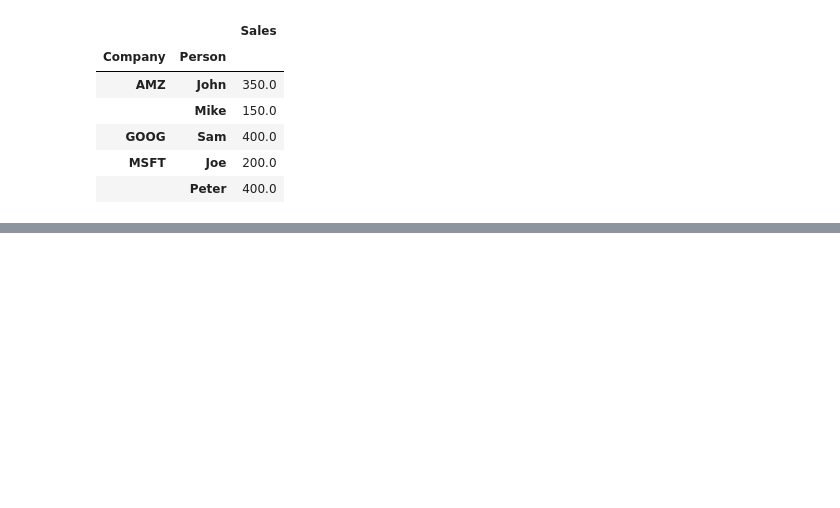
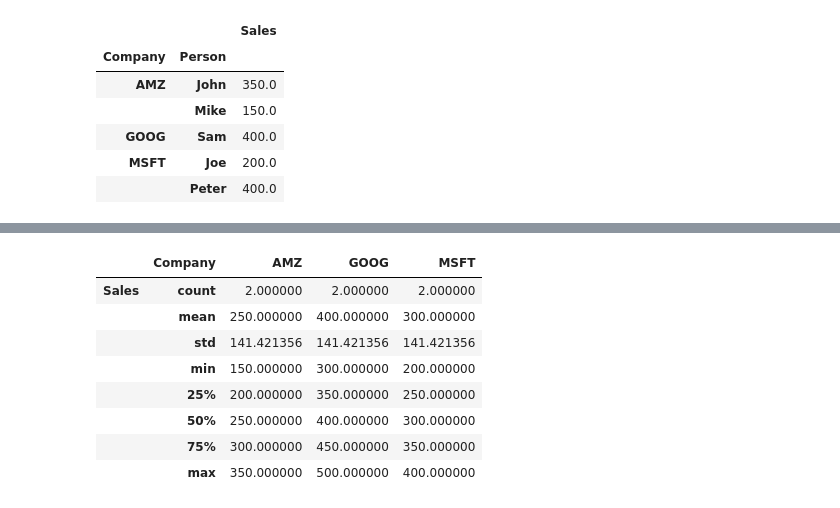
Before and after one commit to parth-github/pandas, a Jupyter notebook: Group_by.ipynb, the cells around one changed output, grey strips where cells are left out. Drawn from its saved outputs; the diff is of its cells as text; code cells hidden in the pictures; blank space fills up the shorter version.

```diff
--- a/Group_by.ipynb
+++ b/Group_by.ipynb
@@ -46,0 +99,12 @@ byCompPerson.mean('Sales')
+# %%
+df.groupby('Company').describe().transpose()
+# %% [output]
+|  | Company | AMZ | GOOG | MSFT |
+| Sales | count | 2.000000 | 2.000000 | 2.000000 |
+|  | mean | 250.000000 | 400.000000 | 300.000000 |
+|  | std | 141.421356 | 141.421356 | 141.421356 |
+|  | min | 150.000000 | 300.000000 | 200.000000 |
+|  | 25% | 200.000000 | 350.000000 | 250.000000 |
+|  | 50% | 250.000000 | 400.000000 | 300.000000 |
+|  | 75% | 300.000000 | 450.000000 | 350.000000 |
+|  | max | 350.000000 | 500.000000 | 400.000000 |
```
Also changed, not shown: parts of 8 cells of this notebook.
